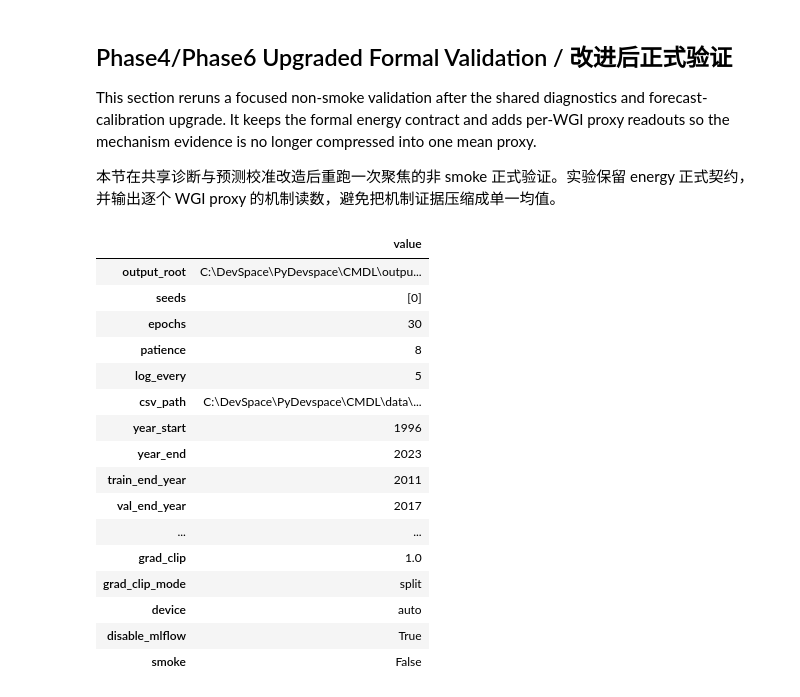
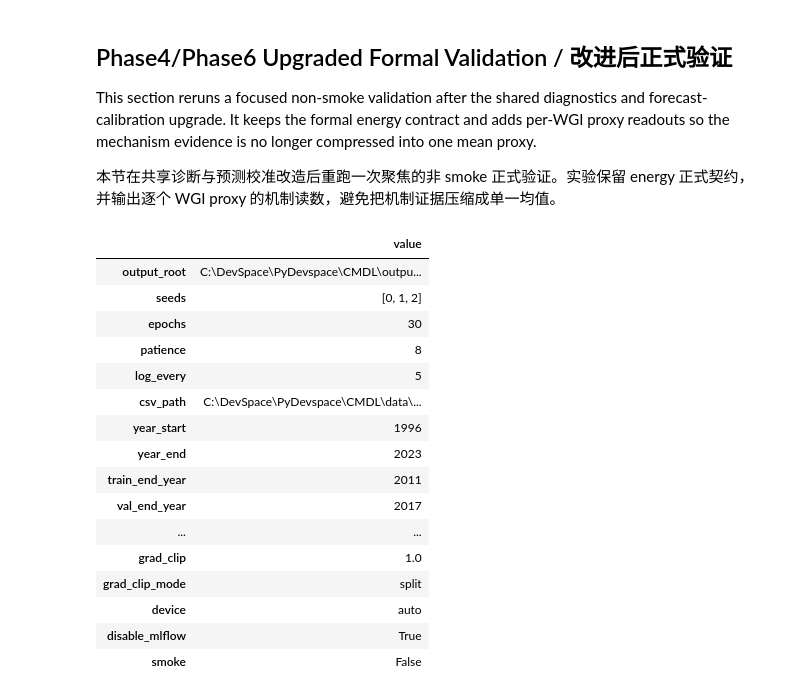
Before and after one commit to Oktinner0320/AC_GATE-CMDL, a Jupyter notebook: notebooks/03_energy_results.ipynb, the cells around one changed output. Saved outputs shown, nothing was run; the diff lists cells and outputs as text; code cells hidden in the pictures.

```diff
--- a/notebooks/03_energy_results.ipynb
+++ b/notebooks/03_energy_results.ipynb
@@ -633,14 +633,18 @@ if repo_root is None:
 if str(repo_root) not in sys.path:
     sys.path.insert(0, str(repo_root))
 
+from evaluation import economics_comparison as economics_comparison_module
 from evaluation import energy_comparison as energy_comparison_module
 from experiments import run_energy as run_energy_module
 from experiments import run_energy_ablation as run_energy_ablation_module
+from experiments import run_energy_grouped_ardl as run_energy_grouped_ardl_module
 from experiments import run_energy_lstm_baseline as run_energy_lstm_baseline_module
 
+economics_comparison_module = importlib.reload(economics_comparison_module)
 energy_comparison_module = importlib.reload(energy_comparison_module)
 run_energy_module = importlib.reload(run_energy_module)
 run_energy_ablation_module = importlib.reload(run_energy_ablation_module)
+run_energy_grouped_ardl_module = importlib.reload(run_energy_grouped_ardl_module)
 run_energy_lstm_baseline_module = importlib.reload(run_energy_lstm_baseline_module)
 
 build_energy_comparison = energy_comparison_module.build_energy_comparison
@@ -651,11 +655,13 @@ build_mechanism_summary_table = energy_comparison_module.build_mechanism_summary
 build_mechanism_result_log = energy_comparison_module.build_mechanism_result_log
 run_cmdl_experiment = run_energy_module.run_experiment
 run_baseline_experiment = run_energy_lstm_baseline_module.run_experiment
+run_grouped_ardl_experiment = run_energy_grouped_ardl_module.run_experiment
 run_ablation_suite = run_energy_ablation_module.run_suite
 
 PHASE46_ENERGY_OUTPUT_ROOT = repo_root / "outputs" / "notebook_energy" / "phase46_formal_validation"
 PHASE46_ENERGY_CMDL_DIR = PHASE46_ENERGY_OUTPUT_ROOT / "cmdl"
 PHASE46_ENERGY_BASELINE_DIR = PHASE46_ENERGY_OUTPUT_ROOT / "plain_lstm"
+PHASE46_ENERGY_GROUPED_ARDL_DIR = PHASE46_ENERGY_OUTPUT_ROOT / "grouped_ardl"
 PHASE46_ENERGY_ABLATION_DIR = PHASE46_ENERGY_OUTPUT_ROOT / "ablation"
 PHASE46_ENERGY_COMPARISON_DIR = PHASE46_ENERGY_OUTPUT_ROOT / "comparison"
 PHASE46_ENERGY_SEEDS = [0, 1, 2]
@@ -682,34 +688,35 @@ PHASE46_ENERGY_COMMON_ARGS = {
     "lag_bias_strength": 1.0,
     "grad_clip": 1.0,
     "grad_clip_mode": "split",
     "device": "auto",
     "disable_mlflow": True,
     "smoke": False,
 }
 
 for path in [
     PHASE46_ENERGY_OUTPUT_ROOT,
     PHASE46_ENERGY_CMDL_DIR,
     PHASE46_ENERGY_BASELINE_DIR,
+    PHASE46_ENERGY_GROUPED_ARDL_DIR,
     PHASE46_ENERGY_ABLATION_DIR,
     PHASE46_ENERGY_COMPARISON_DIR,
 ]:
     path.mkdir(parents=True, exist_ok=True)
 
 phase46_energy_settings = pd.Series(
     {
         "output_root": PHASE46_ENERGY_OUTPUT_ROOT,
         "seeds": PHASE46_ENERGY_SEEDS,
         **PHASE46_ENERGY_PRESET,
         **PHASE46_ENERGY_COMMON_ARGS,
     },
     name="value",
 ).to_frame()
 display(phase46_energy_settings)
 # %% [output]
 |  | value |
 | output_root | C:\DevSpace\PyDevspace\CMDL\outpu... |
-| seeds | [0] |
+| seeds | [0, 1, 2] |
 | epochs | 30 |
 | patience | 8 |
 | log_every | 5 |
```
Also changed, not shown: parts of 2 cells of this notebook, 41 other files.
